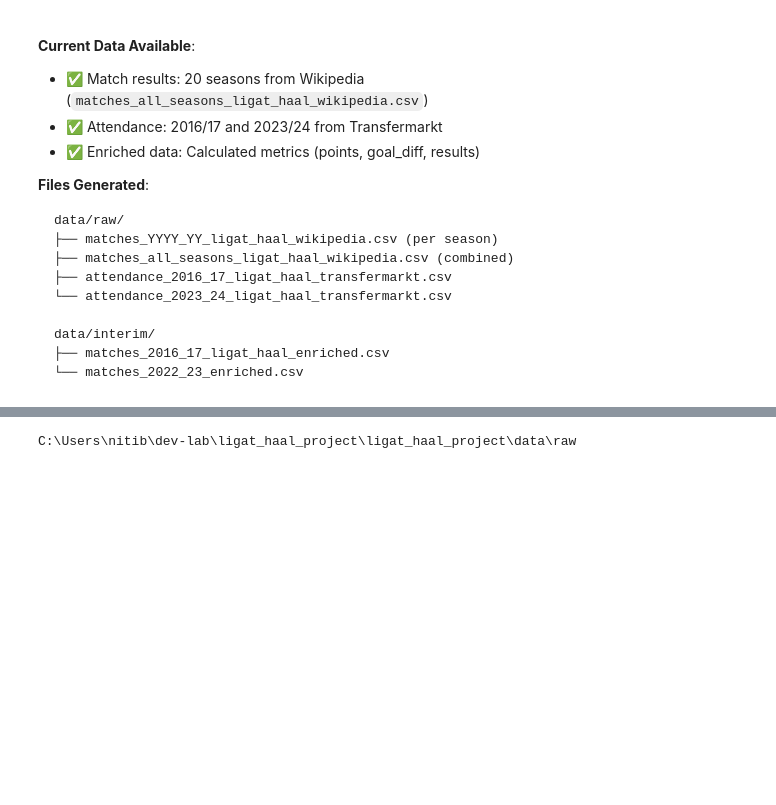
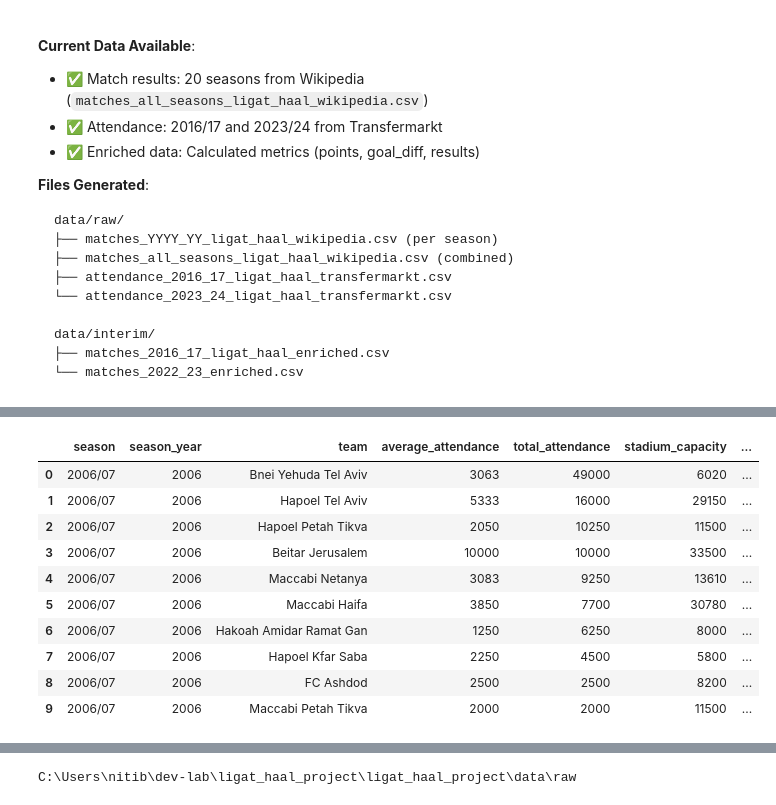
Before and after one commit to Nitaybenadmon123/ligat_haal_project, a Jupyter notebook: ligat_haal_project/notebooks/ligat_haal_project_refactored.ipynb, the cells around one changed output, grey strips where cells are left out. Saved outputs shown, nothing was run; the diff lists cells and outputs as text; code cells hidden in the pictures; blank space fills up the shorter version.

```diff
--- a/ligat_haal_project/notebooks/ligat_haal_project_refactored.ipynb
+++ b/ligat_haal_project/notebooks/ligat_haal_project_refactored.ipynb
@@ -1143,0 +1972,80 @@ data/interim/
+# %%
+# Scrape attendance data for multiple seasons from Transfermarkt
+import pandas as pd
+import time
+from datetime import datetime
+
+ensure_environment()
+
+# Calculate seasons to scrape (last 20 seasons)
+current_year = datetime.now().year
+if datetime.now().month < 8:  # If before August, last season started in previous year
+    current_year -= 1
+seasons_to_scrape = list(range(current_year - 19, current_year + 1))
+
+print(f"Scraping attendance data for {len(seasons_to_scrape)} seasons from Transfermarkt...")
+print(f"Seasons: {seasons_to_scrape[0]}/{str(seasons_to_scrape[0]+1)[-2:]} to {seasons_to_scrape[-1]}/{str(seasons_to_scrape[-1]+1)[-2:]}")
+print("=" * 80)
+
+all_attendance = []
+success_count = 0
+fail_count = 0
+
+for season_year in seasons_to_scrape:
+    # Check if already scraped
+    existing_file = DATA_DIR / f"attendance_{season_year}_{str(season_year+1)[-2:]}_ligat_haal_transfermarkt.csv"
+
+    if existing_file.exists():
+        print(f"{season_year}/{str(season_year+1)[-2:]}: ⏭ (already exists, loading...)")
+        try:
+            df = pd.read_csv(existing_file)
+            all_attendance.append(df)
+            success_count += 1
+        except Exception as e:
+            print(f"   ⚠ Error loading existing file: {e}")
+            fail_count += 1
+    else:
+        # Scrape new season
+        df = scrape_transfermarkt_attendance(season_year)
+
+        if df is not None and len(df) > 0:
+            all_attendance.append(df)
+            success_count += 1
+            time.sleep(2)  # Be polite to Transfermarkt
+        else:
+            fail_count += 1
+
+        time.sleep(1)  # Rate limiting
+
+print("\n" + "=" * 80)
+print(f"✅ Successfully collected: {success_count} seasons")
+print(f"❌ Failed: {fail_count} seasons")
+
+if all_attendance:
+    # Combine all seasons
+    combined_attendance = pd.concat(all_attendance, ignore_index=True)
+
+    # Save combined file
+    combined_path = DATA_DIR / "attendance_all_seasons_ligat_haal_transfermarkt.csv"
+    save_csv(combined_attendance, combined_path)
+
+    print(f"\n📊 Combined Attendance Data:")
+    print(f"  • Total rows: {len(combined_attendance)}")
+    print(f"  • Seasons: {combined_attendance['season'].nunique()}")
+    print(f"  • Unique teams: {combined_attendance['team'].nunique()}")
+
+    # Show sample
+    display(combined_attendance.head(10))
+
+    # Summary statistics by season
+    print("\n📈 Average Attendance by Season:")
+    season_avg = combined_attendance.groupby('season').agg({
+        'average_attendance': 'mean',
+        'utilization_pct': 'mean',
+        'team': 'count'
+    }).round(0)
+    season_avg.columns = ['Avg Attendance', 'Avg Utilization %', 'Teams']
+    display(season_avg)
+else:
+    print("\n⚠ No attendance data was successfully collected.")
+# %% [output]
@@ -1143,0 +2069,11 @@ data/interim/
+|  | season | season_year | team | average_attendance | total_attendance | stadium_capacity | ... |
+| 0 | 2006/07 | 2006 | Bnei Yehuda Tel Aviv | 3063 | 49000 | 6020 | ... |
+| 1 | 2006/07 | 2006 | Hapoel Tel Aviv | 5333 | 16000 | 29150 | ... |
+| 2 | 2006/07 | 2006 | Hapoel Petah Tikva | 2050 | 10250 | 11500 | ... |
+| 3 | 2006/07 | 2006 | Beitar Jerusalem | 10000 | 10000 | 33500 | ... |
+| 4 | 2006/07 | 2006 | Maccabi Netanya | 3083 | 9250 | 13610 | ... |
+| 5 | 2006/07 | 2006 | Maccabi Haifa | 3850 | 7700 | 30780 | ... |
+| 6 | 2006/07 | 2006 | Hakoah Amidar Ramat Gan | 1250 | 6250 | 8000 | ... |
+| 7 | 2006/07 | 2006 | Hapoel Kfar Saba | 2250 | 4500 | 5800 | ... |
+| 8 | 2006/07 | 2006 | FC Ashdod | 2500 | 2500 | 8200 | ... |
+| 9 | 2006/07 | 2006 | Maccabi Petah Tikva | 2000 | 2000 | 11500 | ... |
```
Also changed, not shown: parts of 21 cells of this notebook, 2 other files.
